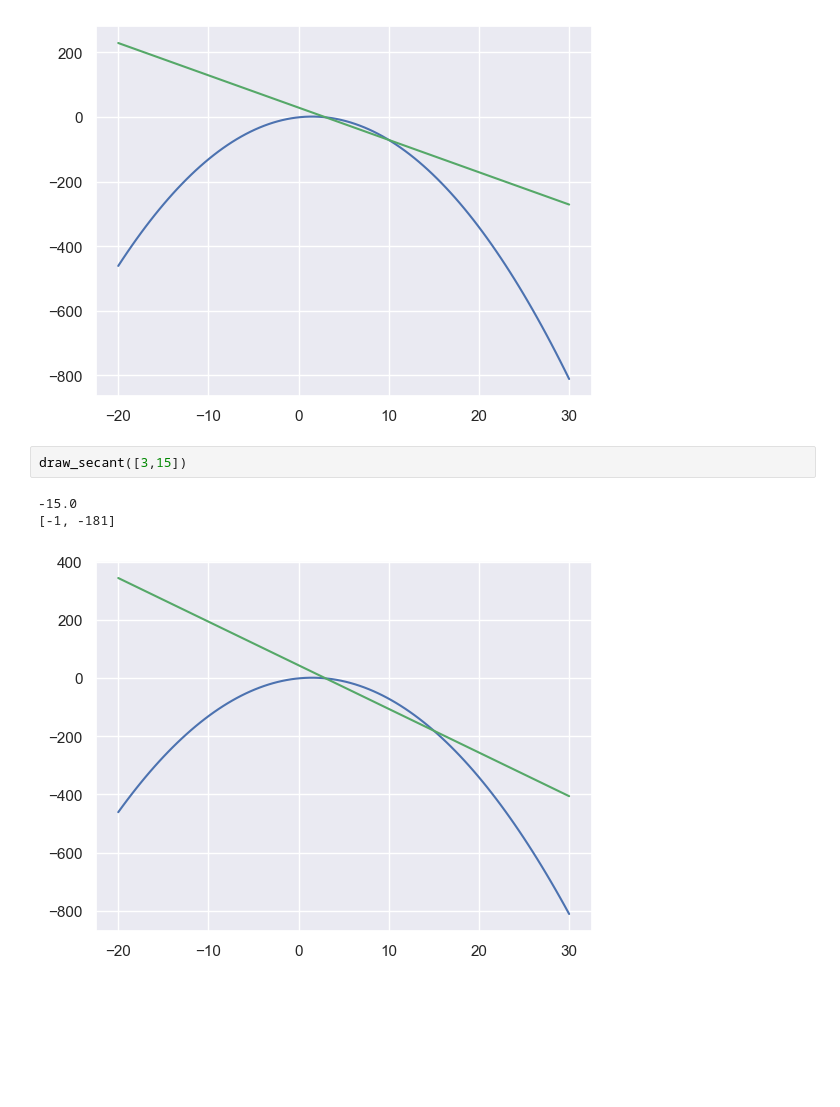
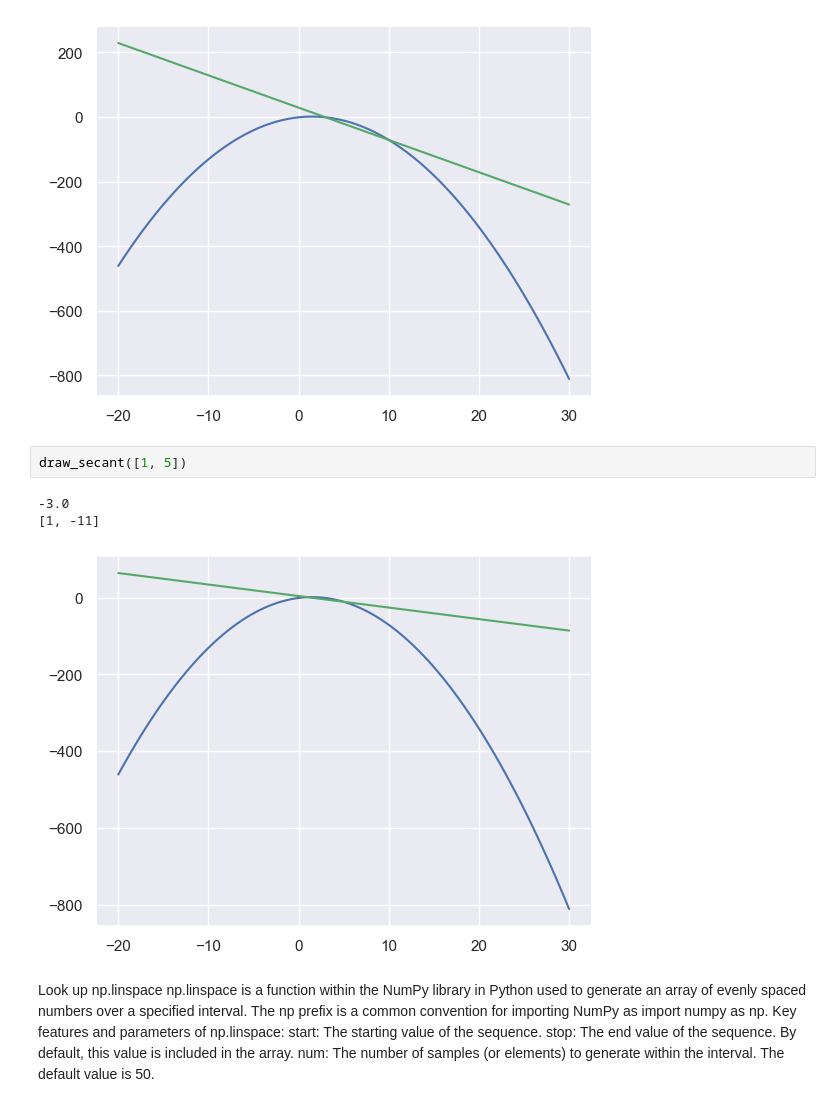
Before and after one commit to bdJohnson72/ML-Eng-Journey, a Jupyter notebook: sandbox/data_quest_calc.ipynb, the cells around one changed output. Saved outputs shown, nothing was run; the diff lists cells and outputs as text; blank space fills up the shorter version.

```diff
--- a/sandbox/data_quest_calc.ipynb
+++ b/sandbox/data_quest_calc.ipynb
@@ -129,8 +129,15 @@ draw_secant([3,10])
 [-1, -71]
 [figure]
 # %%
-draw_secant([3,15])
+draw_secant([1, 5])
 # %% [output]
--15.0
-[-1, -181]
+-3.0
+[1, -11]
-[figure, old version]
+[figure, new version]
+# %% [markdown]
+Look up np.linspace
+np.linspace is a function within the NumPy library in Python used to generate an array of evenly spaced numbers over a specified interval. The np prefix is a common convention for importing NumPy as import numpy as np.
+Key features and parameters of np.linspace:
+start: The starting value of the sequence.
+stop: The end value of the sequence. By default, this value is included in the array.
+num: The number of samples (or elements) to generate within the interval. The default value is 50.
```
Also changed, not shown: parts of 1 cell of this notebook, 2 other files.
